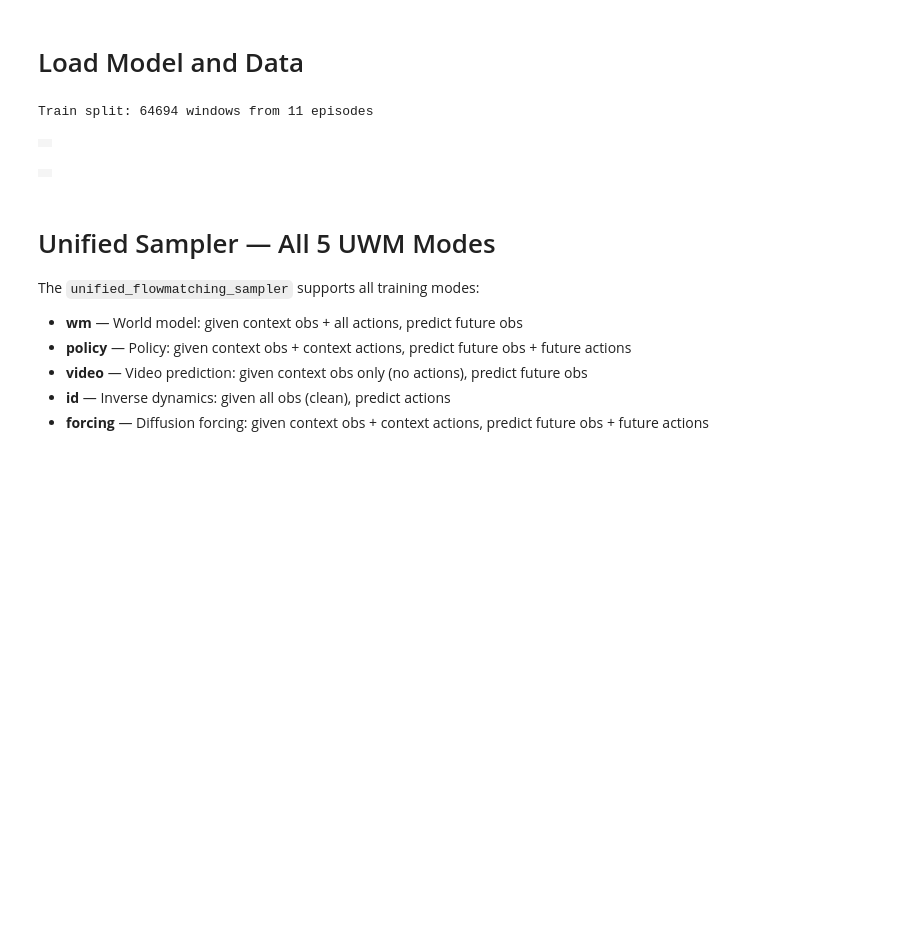
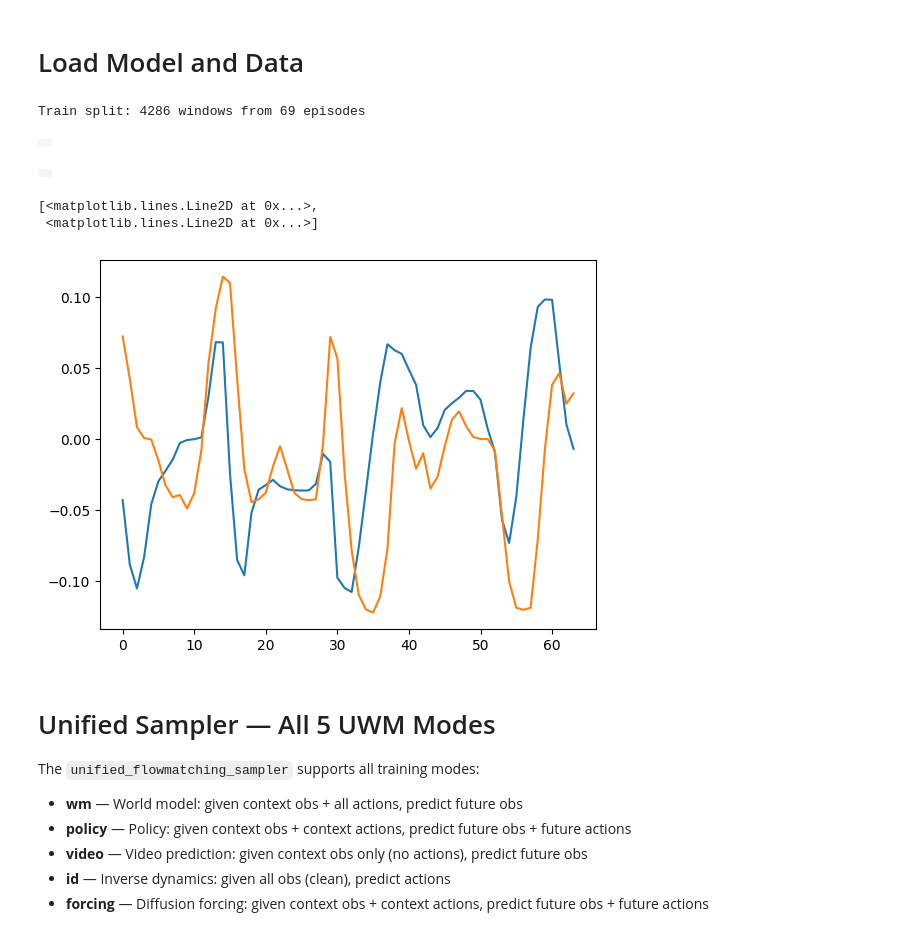
Before and after one commit to FelixLeb/dreamerV4-UWM, a Jupyter notebook: notebooks/sampling.ipynb, the cells around one changed output. Cells and saved outputs as stored; diff of their text form; code cells hidden in the pictures; blank space fills up the shorter version.

```diff
--- a/notebooks/sampling.ipynb
+++ b/notebooks/sampling.ipynb
@@ -10,7 +10,8 @@ from dreamerv4uwm.models.utils import load_tokenizer
 from dreamerv4uwm.models.utils import load_denoiser
 # DATA_PATH = "/home/mim-server/datasets/soar_data_sharded"
 # DATA_PATH = "/home/mim-server/datasets/Finger/H5/combined"
-DATA_PATH = "/home/mim-server/datasets/pushT/sharded"
+DATA_PATH = "/home/mim-server/datasets/pushT/shareded-demo/"
+# DATA_PATH = "/media/mim-server/Volume1/lewm/sharded/cube/"
 device = torch.device("cuda:0" if torch.cuda.is_available() else "cpu")
 resolution = (256, 256)
 # %%
@@ -52,7 +55,7 @@ dataset = ShardedHDF5Dataset(
     )
 
 # Arbitrary index into that episode
-batch = dataset[400]
+batch = dataset[torch.randint(len(dataset), (1,)).item()]
 # imgs = batch["image"][:,[2, 1, 0], :, :]  # (T, C, H, W)
 imgs = batch["image"]  # (T, C, H, W)
 actions = batch["action"][:,:cfg.denoiser.n_actions]  # (1, T, N_lat, D_lat)
@@ -73,9 +76,17 @@ def plotVideo(video):
 plotVideo(imgs_recon[0])
 plotVideo(imgs[0])
 # %% [output]
-Train split: 64694 windows from 11 episodes
+Train split: 4286 windows from 69 episodes
 |  |
 |  |
+# %%
+import matplotlib.pyplot as plt
+# plot actions
+plt.plot(actions.cpu().numpy())
+# %% [output]
+[<matplotlib.lines.Line2D at 0x...>,
+ <matplotlib.lines.Line2D at 0x...>]
+[figure, added]
 # %% [markdown]
 # Unified Sampler — All 5 UWM Modes
 
```
Also changed, not shown: parts of 47 cells of this notebook, 29 other files.
